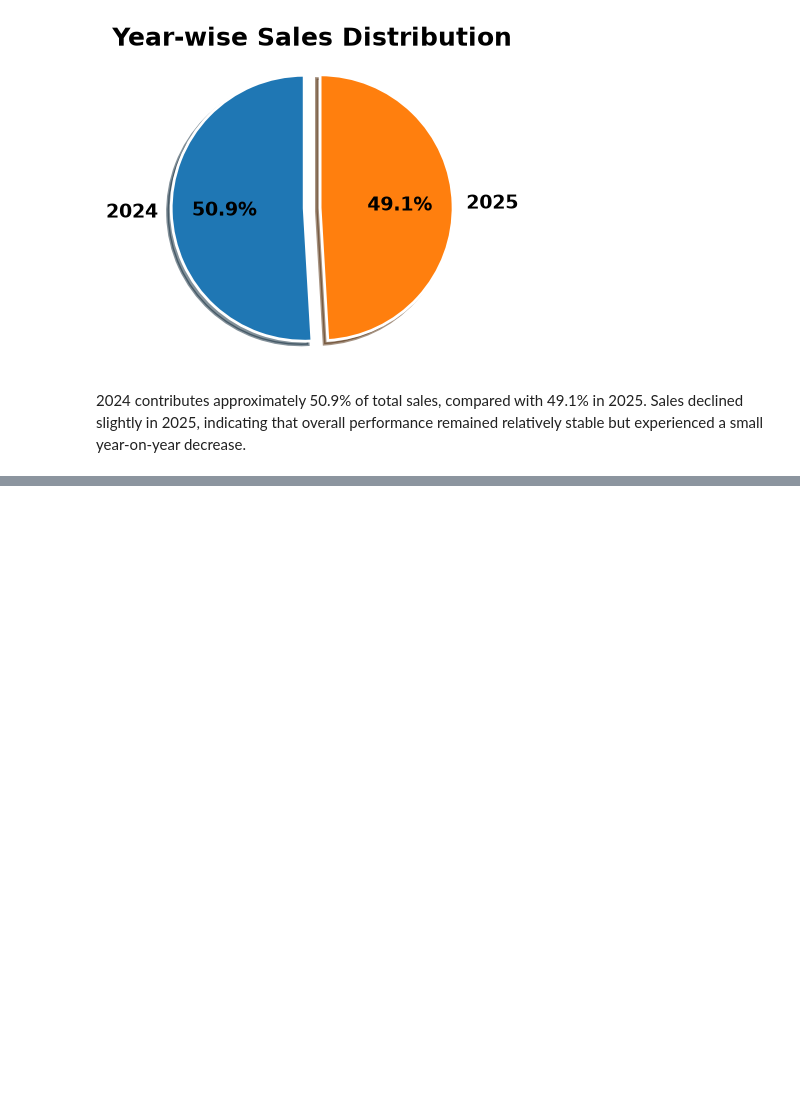
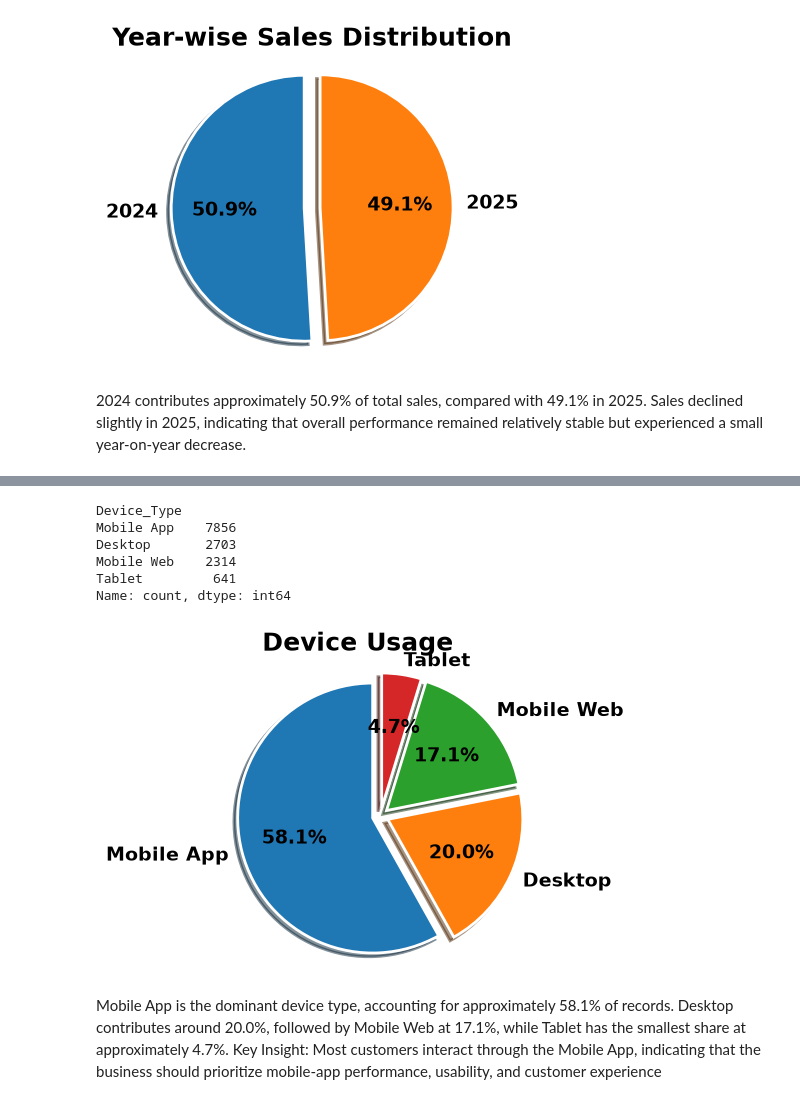
Before and after one commit to Tanujakarande5703/data_analysis_project, a Jupyter notebook: project.ipynb, the cells around one changed output, grey strips where cells are left out. Saved outputs shown, nothing was run; the diff lists cells and outputs as text; code cells hidden in the pictures; blank space fills up the shorter version.

```diff
--- a/project.ipynb
+++ b/project.ipynb
@@ -1413,0 +1413,39 @@ plt.show()
+# %%
+df['Device_Type'].value_counts()
+# %% [output]
+Device_Type
+Mobile App    7856
+Desktop       2703
+Mobile Web    2314
+Tablet         641
+Name: count, dtype: int64
+# %%
+plt.figure(figsize=(4, 4))
+
+s1=df['Device_Type'].value_counts()
+plt.pie(
+    s1.values,
+    labels=s1.index,
+    autopct='%1.1f%%',
+    explode=[0.06] * len(s1),
+    shadow=True,
+    startangle=90,
+    textprops={'fontsize': 14, 'fontweight': 'bold'},
+    wedgeprops={'edgecolor': 'white', 'linewidth': 2}
+)
+
+
+plt.title(
+    'Device Usage',
+    fontsize=18,
+    fontweight='bold'
+)
+
+
+plt.axis('equal')
+plt.show()
+# %% [output]
+[figure, added]
+# %% [markdown]
+Mobile App is the dominant device type, accounting for approximately 58.1% of records. Desktop contributes around 20.0%, followed by Mobile Web at 17.1%, while Tablet has the smallest share at approximately 4.7%.
+Key Insight: Most customers interact through the Mobile App, indicating that the business should prioritize mobile-app performance, usability, and customer experience
```
Also changed, not shown: parts of 27 cells of this notebook, 1 other file.
